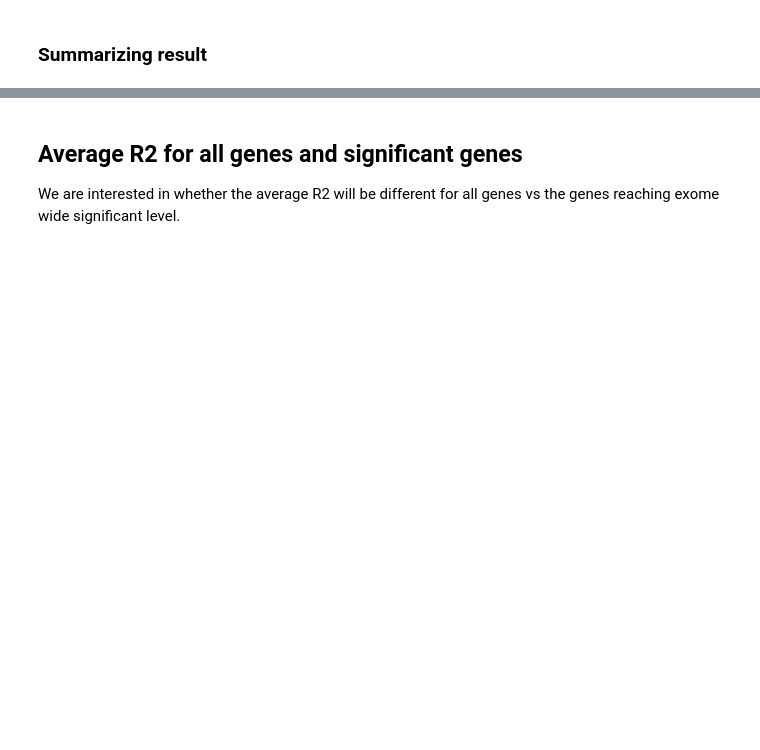
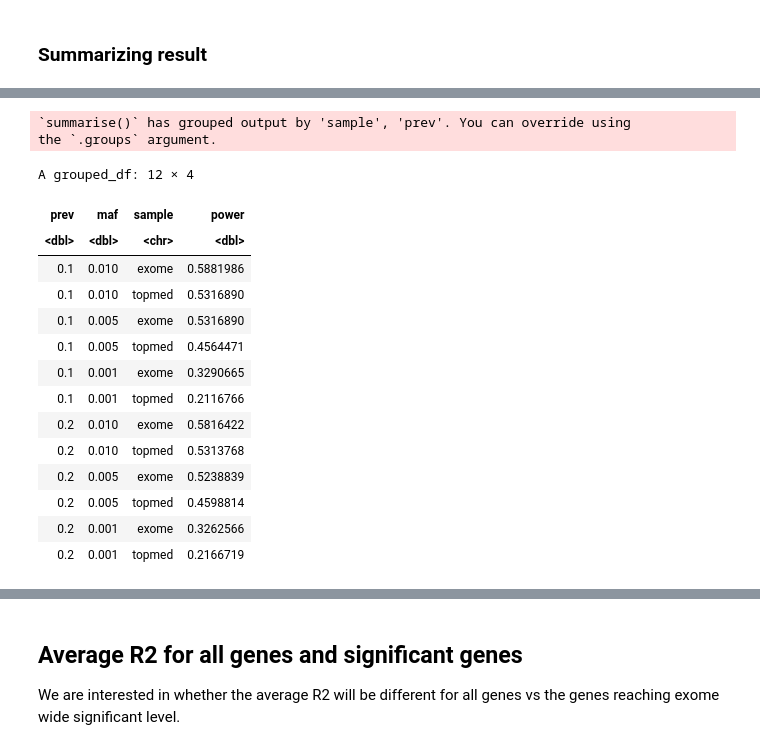
Before and after one commit to lamanda0227/imputation_brv, a Jupyter notebook: workflow/additional_queries.ipynb, the cells around one changed output, grey strips where cells are left out. Saved outputs shown, nothing was run; the diff lists cells and outputs as text; code cells hidden in the pictures; blank space fills up the shorter version.

Commit message:
updated workflow notebooks

```diff
--- a/workflow/additional_queries.ipynb
+++ b/workflow/additional_queries.ipynb
@@ -871,24 +917,0 @@ for(maf in c(0.01)){
-# %%
-annot_overlap <- annot %>% filter(!is.na(R2_topmed), R2_topmed != 0, R2_exome == 999)
-
-# for(maf in c(0.01, 0.005, 0.001)){
-for(maf in c(0.01)){
-    maf_c <- gsub("\\.", "", as.character(maf))
-    command_fname <- sprintf("./maf%s/extract_variants_exome.sh", maf_c)
-
-    if (file.exists(command_fname)) file.remove(command_fname)
-    fname <- file(command_fname, "w")
-    writeLines("module load Plink/1.9.10", fname)
-    close(fname)
-
-    for(g in unique(annot_overlap$Gene.refGene)){
-        annot_gene <- annot_overlap %>%
-            filter(is.na(MAF_nfe_exome) | MAF_nfe_exome < maf) %>%
-            filter(Gene.refGene == g)
-        chr <- annot_gene[1,]$Chr
-
-        command <- sprintf("plink --bfile ~/project/imputation-rvtest/analysis/imputation_aggregated_analysis/exome/ukb23156_c%d_maf%s_LOF_missense_extracted \\
-                            --extract %s --make-bed --out %s;", chr, maf_c, g, sprintf("%s_exome", g))
-        write(command, command_fname, append=TRUE)
-    }
-}
@@ -1092,0 +1013,39 @@ A tibble: 6 × 4
+# %%
+exome_topmed_dir <- "~/project/git/imputation_brv/workflow/exome_topmed_overlap"
+exome_topmed_flst <- list.files(exome_topmed_dir, pattern = ".csv", full.names = TRUE)
+
+exome_topmed_result <- data.frame(matrix(nrow=0, ncol=8))
+colnames(exome_topmed_result) <- c("gene", "sample", "es", "causal_prop", "prev", "zstat", "pval", "maf")
+
+for(f in exome_topmed_flst){
+    gene_res <- fread(f)
+    if(ncol(gene_res) == 8) exome_topmed_result <- rbind(exome_topmed_result, gene_res)
+}
+
+exome_topmed_result <- exome_topmed_result %>%
+    mutate(gene = sapply(stringr::str_split(gene, "_"), function(x) x[2]))
+# %%
+exome_topmed_result %>%
+    group_by(sample, prev, maf) %>%
+    filter(pval < 2.5e-6) %>%
+    summarise(power = n()/3203) %>%
+    arrange(prev, desc(maf)) %>%
+    select(prev, maf, sample, power)
+# %% [output]
+`summarise()` has grouped output by 'sample', 'prev'. You can override using
+the `.groups` argument.
+A grouped_df: 12 × 4
+| prev | maf | sample | power |
+| <dbl> | <dbl> | <chr> | <dbl> |
+| 0.1 | 0.010 | exome | 0.5881986 |
+| 0.1 | 0.010 | topmed | 0.5316890 |
+| 0.1 | 0.005 | exome | 0.5316890 |
+| 0.1 | 0.005 | topmed | 0.4564471 |
+| 0.1 | 0.001 | exome | 0.3290665 |
+| 0.1 | 0.001 | topmed | 0.2116766 |
+| 0.2 | 0.010 | exome | 0.5816422 |
+| 0.2 | 0.010 | topmed | 0.5313768 |
+| 0.2 | 0.005 | exome | 0.5238839 |
+| 0.2 | 0.005 | topmed | 0.4598814 |
+| 0.2 | 0.001 | exome | 0.3262566 |
+| 0.2 | 0.001 | topmed | 0.2166719 |
```
Also changed, not shown: parts of 76 cells of this notebook, 21 other files.
